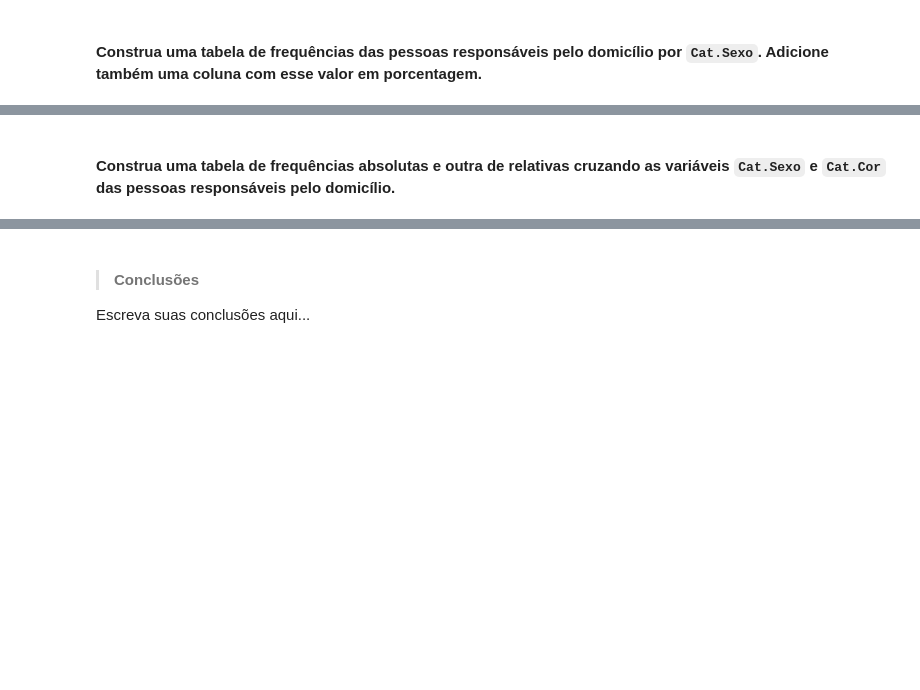
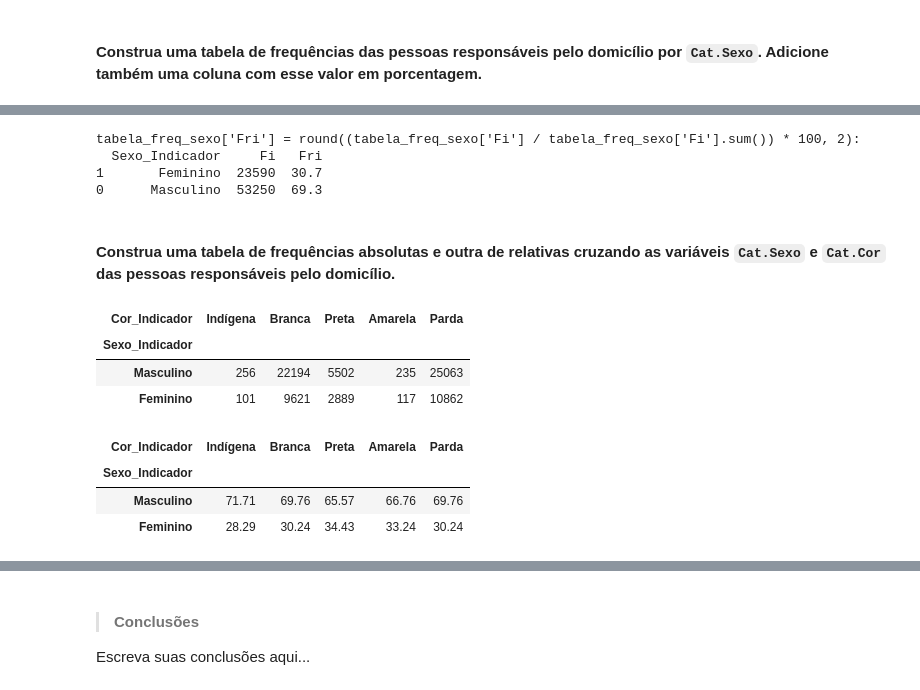
Before and after one commit to lggugs/python, a Jupyter notebook: Desafios.ipynb, the cells around one changed output, grey strips where cells are left out. Cells and saved outputs as stored; diff of their text form; code cells hidden in the pictures; blank space fills up the shorter version.

Commit message:
Calcular a frequência absoluta e relativa | calcular renda média por sexo/cor

```diff
--- a/Desafios.ipynb
+++ b/Desafios.ipynb
@@ -321,2 +359,29 @@ Vamos prosseguir no treinamento, agora identificando o perfil das pessoas respon
+# %%
+# Calcular Frequência Relativa
+tabela_freq_sexo['Fri'] = round((tabela_freq_sexo['Fi'] / tabela_freq_sexo['Fi'].sum()) * 100, 2)
+print(f"tabela_freq_sexo['Fri'] = round((tabela_freq_sexo['Fi'] / tabela_freq_sexo['Fi'].sum()) * 100, 2):\n{tabela_freq_sexo}")
+# %% [output]
+tabela_freq_sexo['Fri'] = round((tabela_freq_sexo['Fi'] / tabela_freq_sexo['Fi'].sum()) * 100, 2):
+  Sexo_Indicador     Fi   Fri
+1       Feminino  23590  30.7
+0      Masculino  53250  69.3
 # %% [markdown]
 #### **Construa uma tabela de frequências absolutas e outra de relativas cruzando as variáveis `Cat.Sexo` e `Cat.Cor` das pessoas responsáveis pelo domicílio.**
+# %%
+# Criar tabela de frequências absolutas
+tab_sexo_cor = pd.crosstab(dados['Sexo_Indicador'], dados['Cor_Indicador'])
+tab_sexo_cor
+# %% [output]
+| Cor_Indicador | Indígena | Branca | Preta | Amarela | Parda |
+| Sexo_Indicador |  |  |  |  |  |
+| Masculino | 256 | 22194 | 5502 | 235 | 25063 |
+| Feminino | 101 | 9621 | 2889 | 117 | 10862 |
+# %%
+# Calcular tablea de frequências relativas
+tab_sexo_cor_relativa = round(pd.crosstab(dados['Sexo_Indicador'], dados['Cor_Indicador'], normalize='columns') * 100, 2)
+tab_sexo_cor_relativa
+# %% [output]
+| Cor_Indicador | Indígena | Branca | Preta | Amarela | Parda |
+| Sexo_Indicador |  |  |  |  |  |
+| Masculino | 71.71 | 69.76 | 65.57 | 66.76 | 69.76 |
+| Feminino | 28.29 | 30.24 | 34.43 | 33.24 | 30.24 |
```
Also changed, not shown: parts of 4 cells of this notebook.
